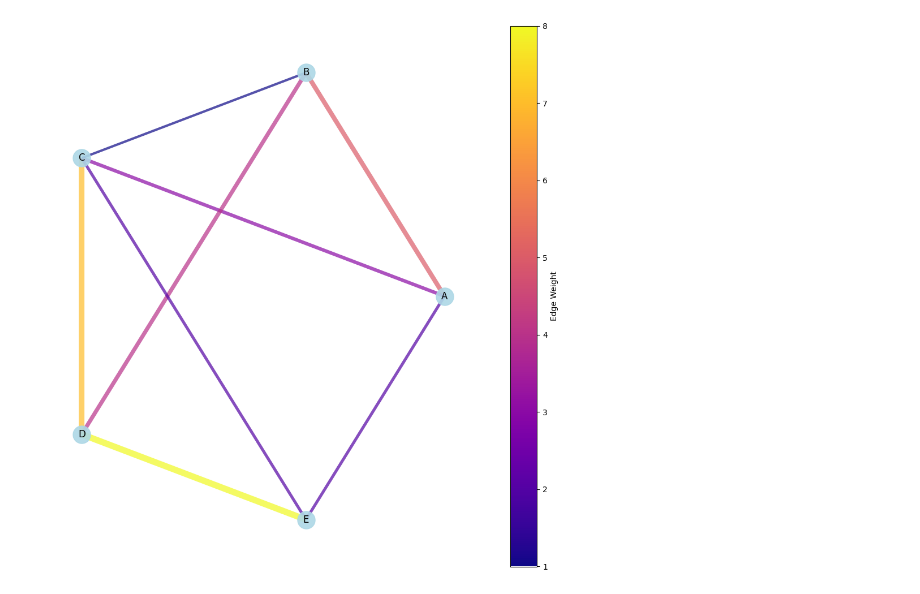
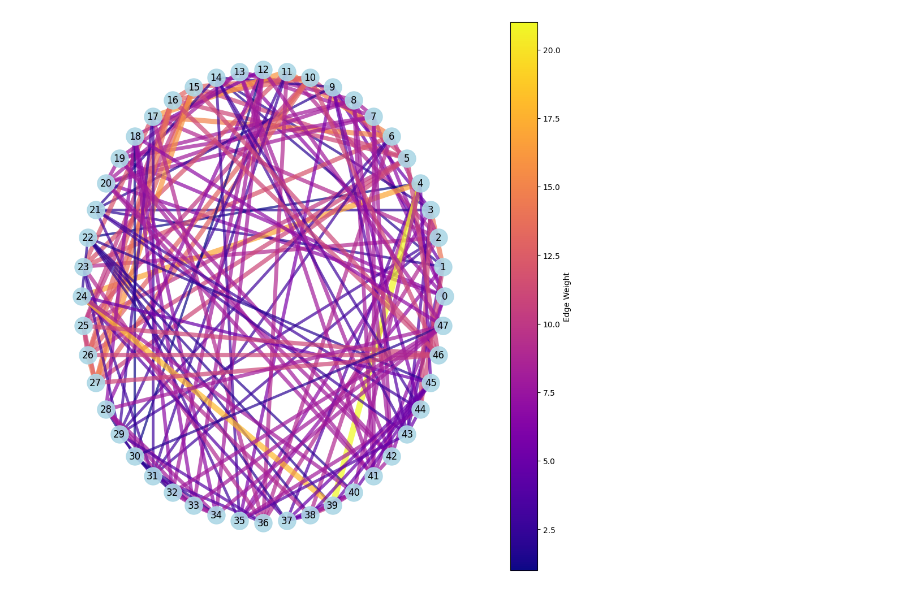
Before and after one commit to MattSScott/MegaBike, a Jupyter notebook: reassociation-graphs.ipynb, the cells around one changed output. Saved outputs shown, nothing was run; the diff lists cells and outputs as text; code cells hidden in the pictures.

Commit message:
added code for reassociation matrix and plotting it as a graph

```diff
--- a/reassociation-graphs.ipynb
+++ b/reassociation-graphs.ipynb
@@ -3,10 +3,15 @@ import numpy as np
 import matplotlib.pyplot as plt
 import matplotlib.cm as cm
 import networkx as nx
+import json
 
-def create_circular_network_graph(adjacency_matrix, node_labels=None, cmap='viridis', edge_scale=2, node_size=500):
+# Load the JSON file
+with open('adjacency_matrix.json', 'r') as f:
+    adjacency_matrix = json.load(f)
+
+def create_network_graph(adjacency_matrix, node_labels=None, cmap='viridis', edge_scale=2, node_size=500):
     """
-    Create a circular network graph from an adjacency matrix.
+    Create a network graph from an adjacency matrix using the spring layout (force-directed layout).
 
     Parameters:
     adjacency_matrix: 2D numpy array or list of lists where entry [i,j] is the weight between nodes i and j
@@ -35,7 +40,7 @@ def create_circular_network_graph(adjacency_matrix, node_labels=None, cmap='viri
             if matrix[i, j] > 0:  # Only add edges with positive weights
                 G.add_edge(i, j, weight=matrix[i, j])
 
-    # Get position layout in a circle
+    # Get position layout using spring layout (force-directed layout)
     pos = nx.circular_layout(G)
 
     # Setup plot
@@ -49,45 +54,33 @@ def create_circular_network_graph(adjacency_matrix, node_labels=None, cmap='viri
     if weights:  # Check if there are any edges
         min_weight = min(weights)
         max_weight = max(weights)
         norm_weights = [(w - min_weight) / (max_weight - min_weight) if max_weight > min_weight else 1 for w in weights]
         widths = [edge_scale + 5 * nw for nw in norm_weights]
 
         # Create a colormap
         cmap = plt.get_cmap(cmap)
         edge_colors = [cmap(nw) for nw in norm_weights]
 
         # Draw the edges with varying thickness and color
         nx.draw_networkx_edges(G, pos, width=widths, edge_color=edge_colors, alpha=0.7, ax=ax)
 
     # Draw nodes and labels
     nx.draw_networkx_nodes(G, pos, node_size=node_size, node_color='lightblue', alpha=0.9, ax=ax)
     nx.draw_networkx_labels(G, pos, labels={i: G.nodes[i]['label'] for i in G.nodes}, ax=ax)
 
     # Add a colorbar to show the weight scale
     if weights:  # Only add colorbar if there are weights
         sm = plt.cm.ScalarMappable(cmap=cmap, norm=plt.Normalize(vmin=min_weight, vmax=max_weight))
         sm.set_array([])
         cbar = fig.colorbar(sm, ax=ax, label='Edge Weight')
 
     plt.axis('off')
     plt.tight_layout()
     plt.show()
 
 # Example usage:
 if __name__ == "__main__":
-    # Example adjacency matrix (symmetric for undirected graph)
-    adj_matrix = [
-        [0, 5, 3, 0, 2],
-        [5, 0, 1, 4, 0],
-        [3, 1, 0, 7, 2],
-        [0, 4, 7, 0, 8],
-        [2, 0, 2, 8, 0]
-    ]
-
-    # Optional node labels
-    labels = ['A', 'B', 'C', 'D', 'E']
-
-    # Create the graph
-    create_circular_network_graph(adj_matrix, labels, cmap='plasma', edge_scale=3)
+    # Create the graph using spring layout
+    create_network_graph(adjacency_matrix, cmap='plasma', edge_scale=3)
 # %% [output]
-[figure, old version]
+[figure, new version]
```
Also changed, not shown: 3 other files.
